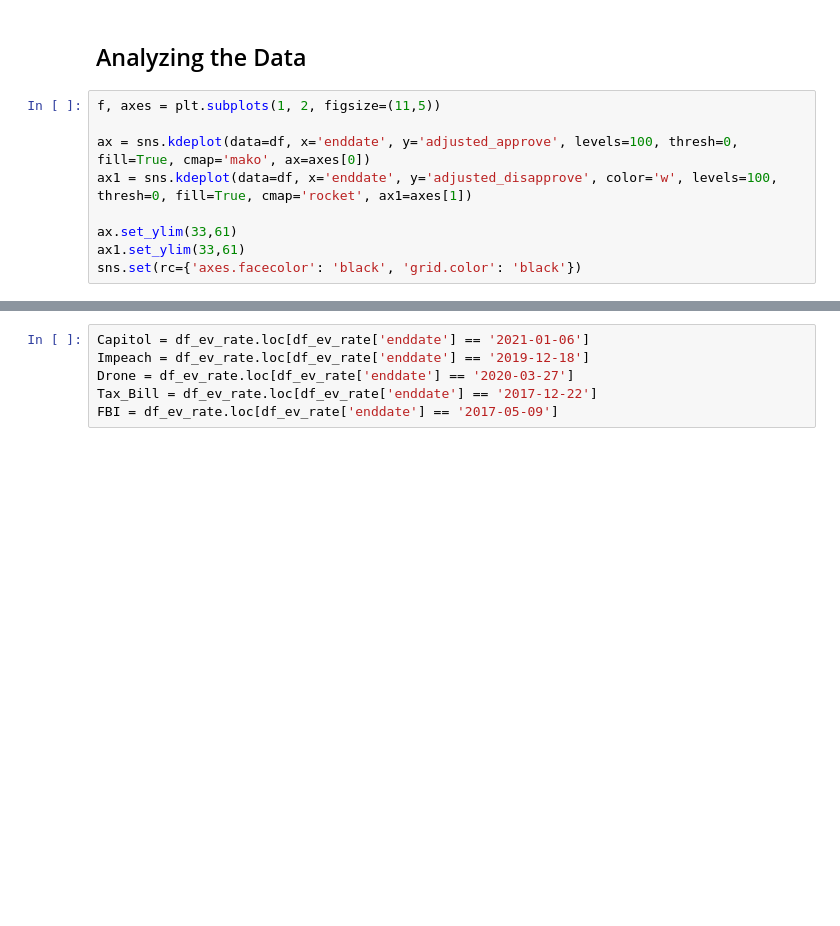
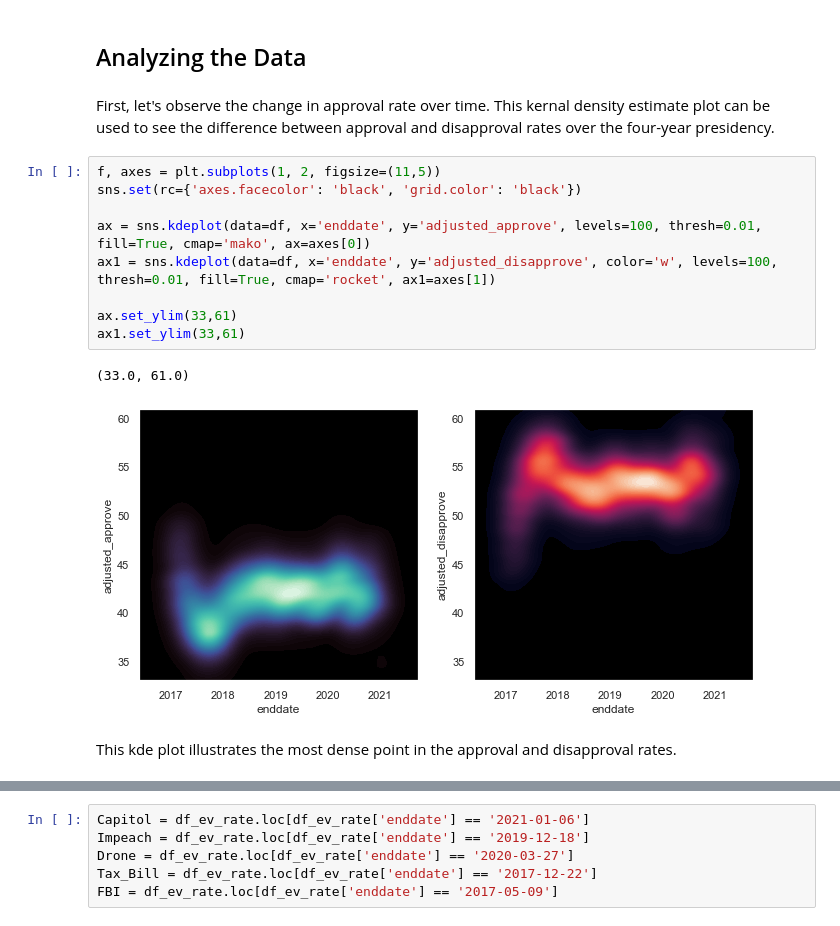
Before and after one commit to anthonyp16/President_Approval_Rate, a Jupyter notebook: Analysis.ipynb, the cells around one changed output, grey strips where cells are left out. Drawn from its saved outputs; the diff is of its cells as text; blank space fills up the shorter version.

```diff
--- a/Analysis.ipynb
+++ b/Analysis.ipynb
@@ -106,13 +151,20 @@ df_ev_rate.head()
 # %% [markdown]
 ## Analyzing the Data
+# %% [markdown]
+First, let's observe the change in approval rate over time. This kernal density estimate plot can be used to see the difference between approval and disapproval rates over the four-year presidency.
 # %%
 f, axes = plt.subplots(1, 2, figsize=(11,5))
+sns.set(rc={'axes.facecolor': 'black', 'grid.color': 'black'})
 
-ax = sns.kdeplot(data=df, x='enddate', y='adjusted_approve', levels=100, thresh=0, fill=True, cmap='mako', ax=axes[0])
-ax1 = sns.kdeplot(data=df, x='enddate', y='adjusted_disapprove', color='w', levels=100, thresh=0, fill=True, cmap='rocket', ax1=axes[1])
+ax = sns.kdeplot(data=df, x='enddate', y='adjusted_approve', levels=100, thresh=0.01, fill=True, cmap='mako', ax=axes[0])
+ax1 = sns.kdeplot(data=df, x='enddate', y='adjusted_disapprove', color='w', levels=100, thresh=0.01, fill=True, cmap='rocket', ax1=axes[1])
 
 ax.set_ylim(33,61)
 ax1.set_ylim(33,61)
-sns.set(rc={'axes.facecolor': 'black', 'grid.color': 'black'})
+# %% [output]
+(33.0, 61.0)
+[figure, added]
+# %% [markdown]
+This kde plot illustrates the most dense point in the approval and disapproval rates.
 # %%
 fig, axes = plt.subplots(1,2, figsize=(10,5))
```
Also changed, not shown: parts of 14 cells of this notebook.
